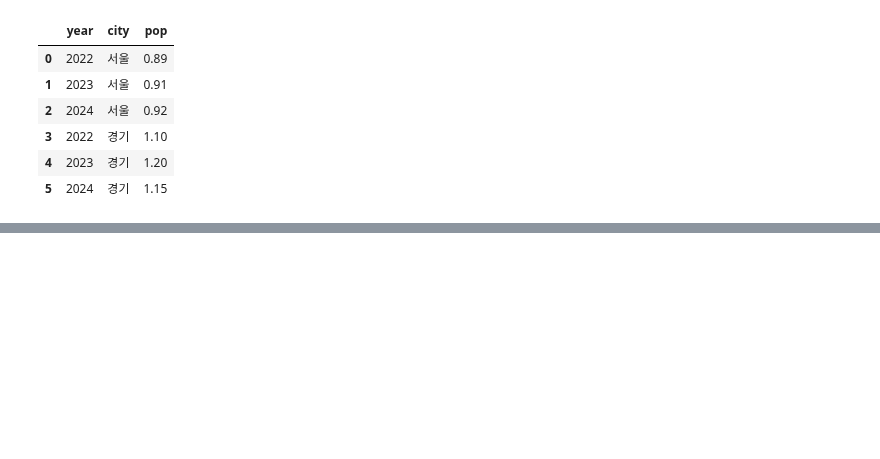
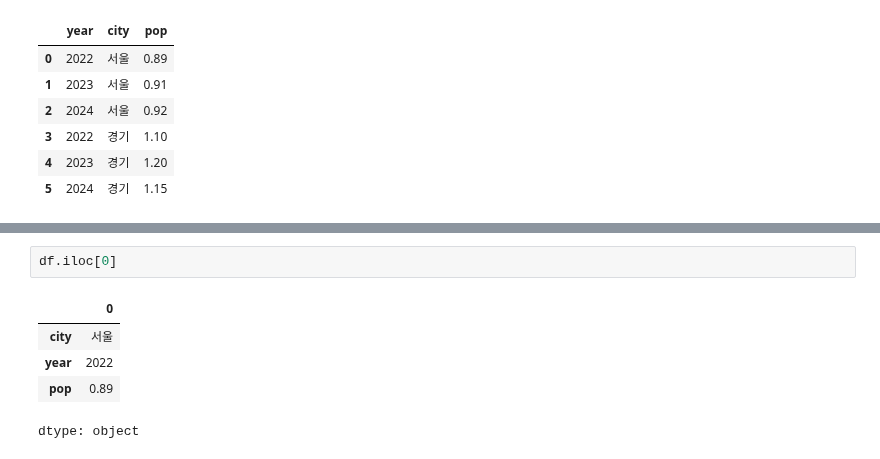
Before and after one commit to JakeOh/202505_BD50, a Jupyter notebook: lab_da/da02_pandas.ipynb, the cells around one changed output, grey strips where cells are left out. Drawn from its saved outputs; the diff is of its cells as text; blank space fills up the shorter version.

```diff
--- a/lab_da/da02_pandas.ipynb
+++ b/lab_da/da02_pandas.ipynb
@@ -389,0 +405,8 @@ df[['year', 'city', 'pop']]
+# %%
+df.iloc[0]
+# %% [output]
+|  | 0 |
+| city | 서울 |
+| year | 2022 |
+| pop | 0.89 |
+dtype: object
```
Also changed, not shown: parts of 10 cells of this notebook.
